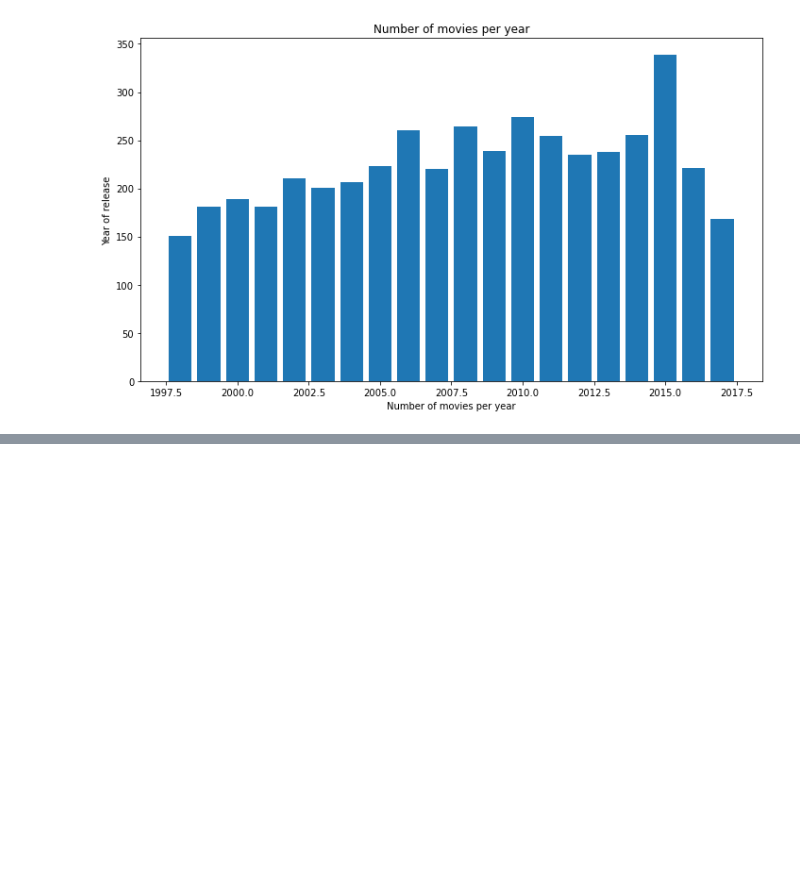
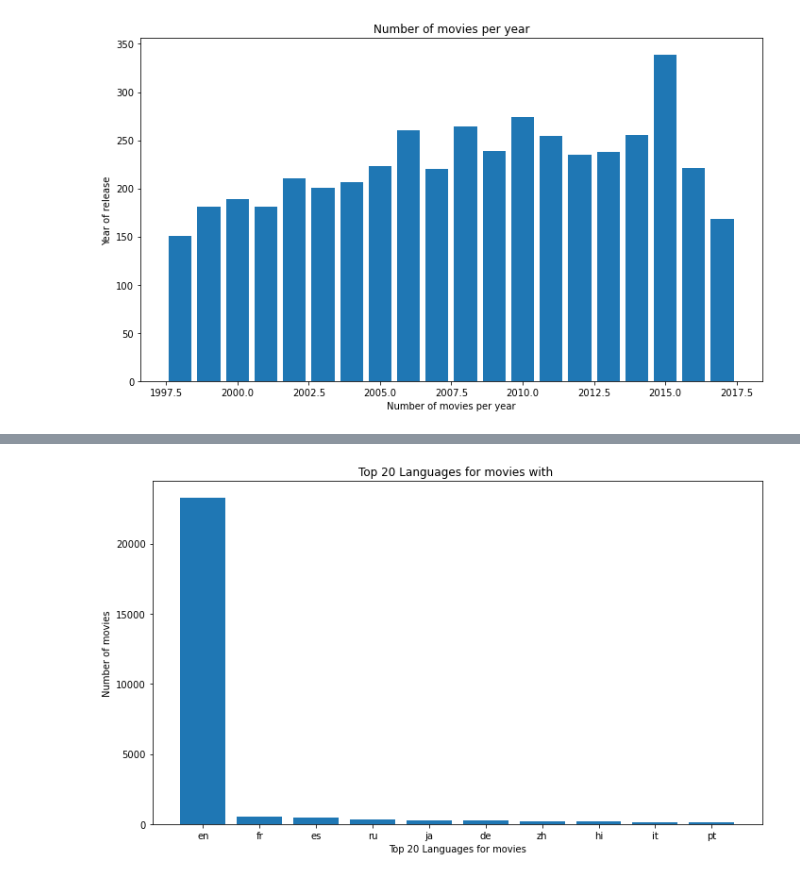
Before and after one commit to NicholasKIRUI/Data-Science-Course---Phase-1-Project, a Jupyter notebook: index.ipynb, the cells around one changed output, grey strips where cells are left out. Cells and saved outputs as stored; diff of their text form; code cells hidden in the pictures; blank space fills up the shorter version.

Commit message:
exploratory data analysis contd

```diff
--- a/index.ipynb
+++ b/index.ipynb
@@ -941,0 +950,3 @@ plt.tight_layout()
+# %%
+tmdb_movies_df = pd.read_csv('tmdb.movies.csv')
+tmdb_movies_df
@@ -941,0 +1022,4 @@ plt.tight_layout()
+# %%
+# Convert the data type of release_date from string to Datetime
+tmdb_movies_df['release_date'] = pd.to_datetime(tmdb_movies_df['release_date'])
+tmdb_movies_df.info()
@@ -941,0 +1046,3 @@ plt.tight_layout()
+# %%
+tmdb_movies_df['year_release'] = pd.DatetimeIndex(tmdb_movies_df['release_date']).year
+tmdb_movies_df.info()
@@ -941,0 +1093,15 @@ plt.tight_layout()
+# %%
+fig, ax = plt.subplots(figsize=(10, 6))
+
+top_20_languages = tmdb_movies_df['original_language'].value_counts().head(10)
+
+plt.bar(x=top_20_languages.index,
+        height=top_20_languages.values
+)
+ax.set_xlabel('Top 20 Languages for movies'),
+ax.set_ylabel('Number of movies');
+ax.set_title('Top 20 Languages for movies with ')
+
+plt.tight_layout()
+# %% [output]
+[figure, added]
```
Also changed, not shown: parts of 14 cells of this notebook.
